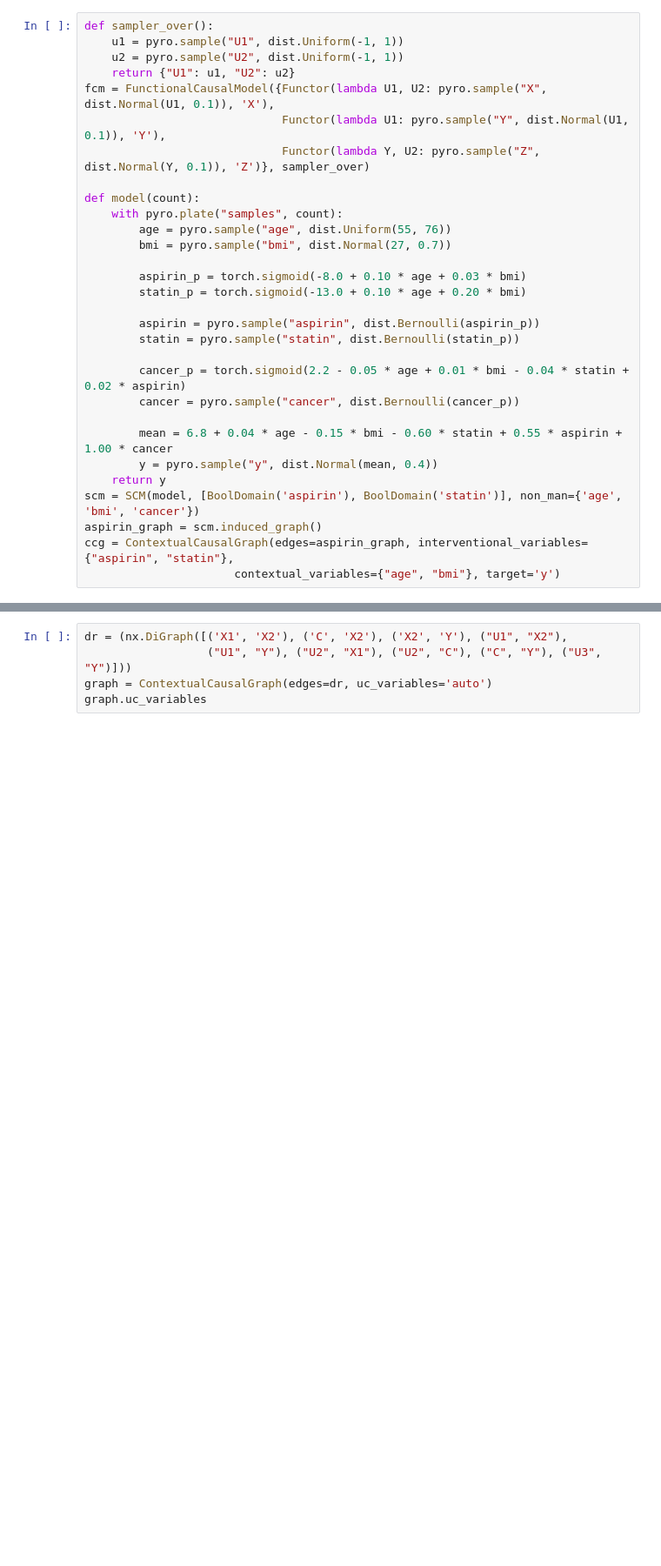
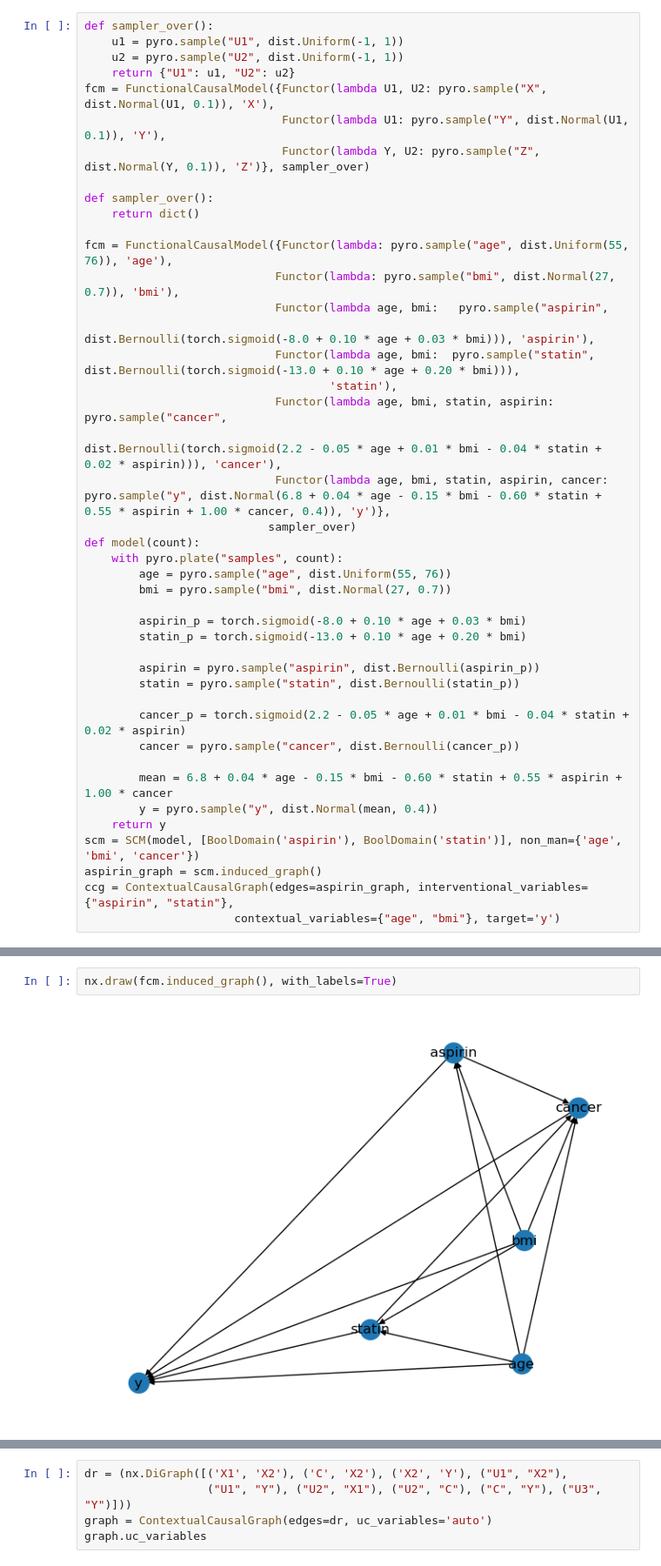
Before and after one commit to VahanArsenian/POMPSBO, a Jupyter notebook: notebooks/POMPS.ipynb, the cells around one changed output, grey strips where cells are left out. Shown: that part at 87% size. Cells and saved outputs as stored; diff of their text form; blank space fills up the shorter version.

```diff
--- a/notebooks/POMPS.ipynb
+++ b/notebooks/POMPS.ipynb
@@ -19,6 +19,19 @@ fcm = FunctionalCausalModel({Functor(lambda U1, U2: pyro.sample("X", dist.Normal
                              Functor(lambda U1: pyro.sample("Y", dist.Normal(U1, 0.1)), 'Y'),
                              Functor(lambda Y, U2: pyro.sample("Z", dist.Normal(Y, 0.1)), 'Z')}, sampler_over)
 
+def sampler_over():
+    return dict()
+
+fcm = FunctionalCausalModel({Functor(lambda: pyro.sample("age", dist.Uniform(55, 76)), 'age'),
+                            Functor(lambda: pyro.sample("bmi", dist.Normal(27, 0.7)), 'bmi'),
+                            Functor(lambda age, bmi:   pyro.sample("aspirin",
+                                                        dist.Bernoulli(torch.sigmoid(-8.0 + 0.10 * age + 0.03 * bmi))), 'aspirin'),
+                            Functor(lambda age, bmi:  pyro.sample("statin", dist.Bernoulli(torch.sigmoid(-13.0 + 0.10 * age + 0.20 * bmi))),
+                                    'statin'),
+                            Functor(lambda age, bmi, statin, aspirin: pyro.sample("cancer",
+                                                        dist.Bernoulli(torch.sigmoid(2.2 - 0.05 * age + 0.01 * bmi - 0.04 * statin + 0.02 * aspirin))), 'cancer'),
+                            Functor(lambda age, bmi, statin, aspirin, cancer: pyro.sample("y", dist.Normal(6.8 + 0.04 * age - 0.15 * bmi - 0.60 * statin + 0.55 * aspirin + 1.00 * cancer, 0.4)), 'y')},
+                           sampler_over)
 def model(count):
     with pyro.plate("samples", count):
         age = pyro.sample("age", dist.Uniform(55, 76))
@@ -73,0 +63,4 @@ sm_gr.contextual_variables, sm_gr.interventional_variables, sm_gr.target, sm_gr.
+# %%
+nx.draw(fcm.induced_graph(), with_labels=True)
+# %% [output]
+[figure, added]
```
Also changed, not shown: parts of 12 cells of this notebook, 1 other file.
